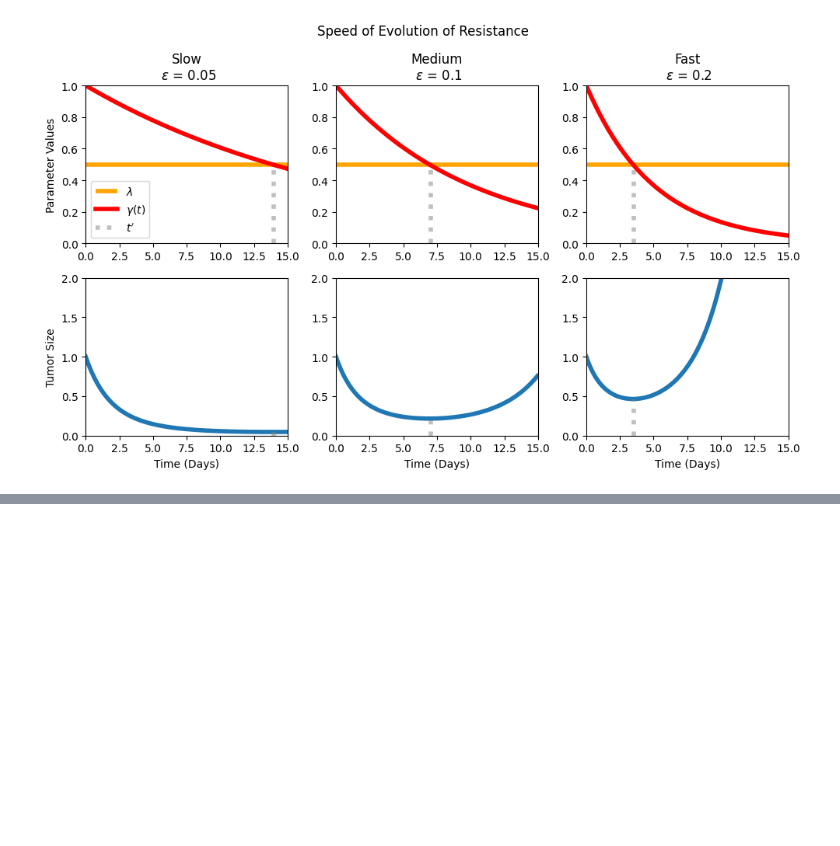
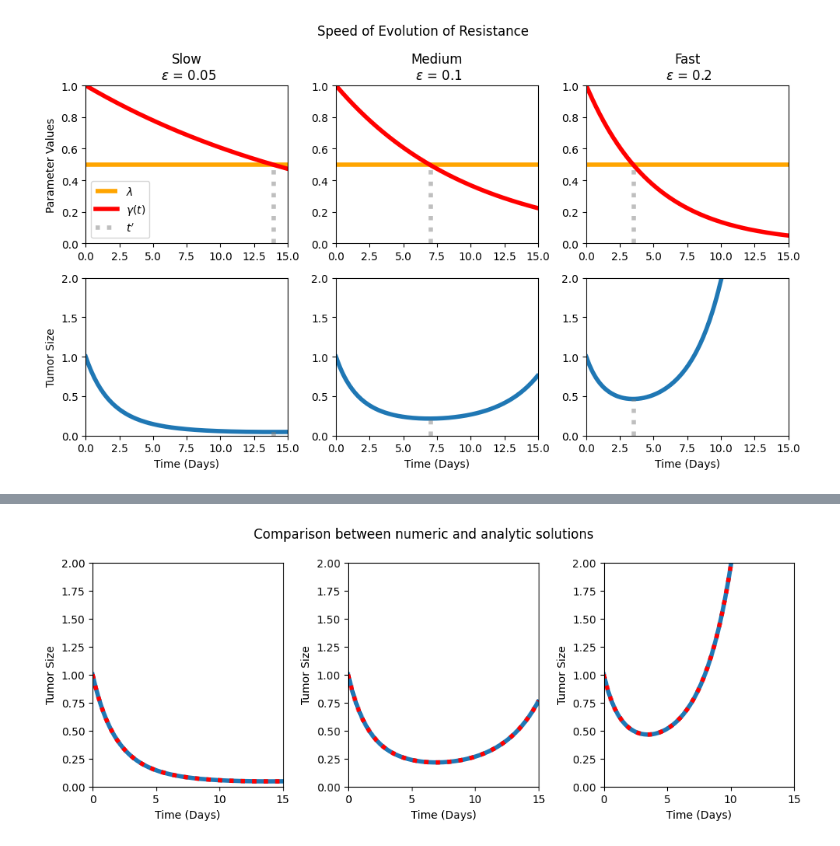
Before and after one commit to KCGallagher/treatment-sequencing, a Jupyter notebook: base_TGI_model.ipynb, the cells around one changed output, grey strips where cells are left out. Saved outputs shown, nothing was run; the diff lists cells and outputs as text; code cells hidden in the pictures; blank space fills up the shorter version.

Commit message:
Analytic TGI model solution

```diff
--- a/base_TGI_model.ipynb
+++ b/base_TGI_model.ipynb
@@ -68,0 +86,24 @@ plt.savefig("images/TGI_evolution_speed.png")
+# %%
+def analytic_tumor_values(V0, gamma0, lambda_val, epsilon_val, t):
+    # Analytic solution to tumor size and growth rate
+    # Assumes lambda_val < gamma0
+
+    V = V0 * np.exp(lambda_val * t + (np.exp(-epsilon_val * t) - 1) * (gamma0 / epsilon_val))
+    return V
+# %%
+fig, axs = plt.subplots(1, 3, figsize=(10, 4))
+
+for i, ax in enumerate(axs):
+    params = {'lambda': lambda_vals[i], 'epsilon': epsilon_vals[i], 'V0': V0, 'gamma0': gamma0}
+    model = GrowthInhibitionModel(params=params, method='Radau', dt = 0.11)
+    model.simulate(t_max=t_max)
+    model.plot(ax=ax, linewidth=4)
+
+    t_vals = np.linspace(0, t_max, 100)
+    V_vals = [analytic_tumor_values(V0, gamma0, lambda_vals[i], epsilon_vals[i], t) for t in t_vals]
+    ax.plot(t_vals, V_vals, linewidth=4, linestyle=':', color='r')
+    ax.set_ylim([0, 2]); ax.set_xlim(0, t_max)
+
+plt.suptitle("Comparison between numeric and analytic solutions"); plt.tight_layout()
+# %% [output]
+[figure, added]
```
Also changed, not shown: parts of 3 cells of this notebook, 1 other file.
